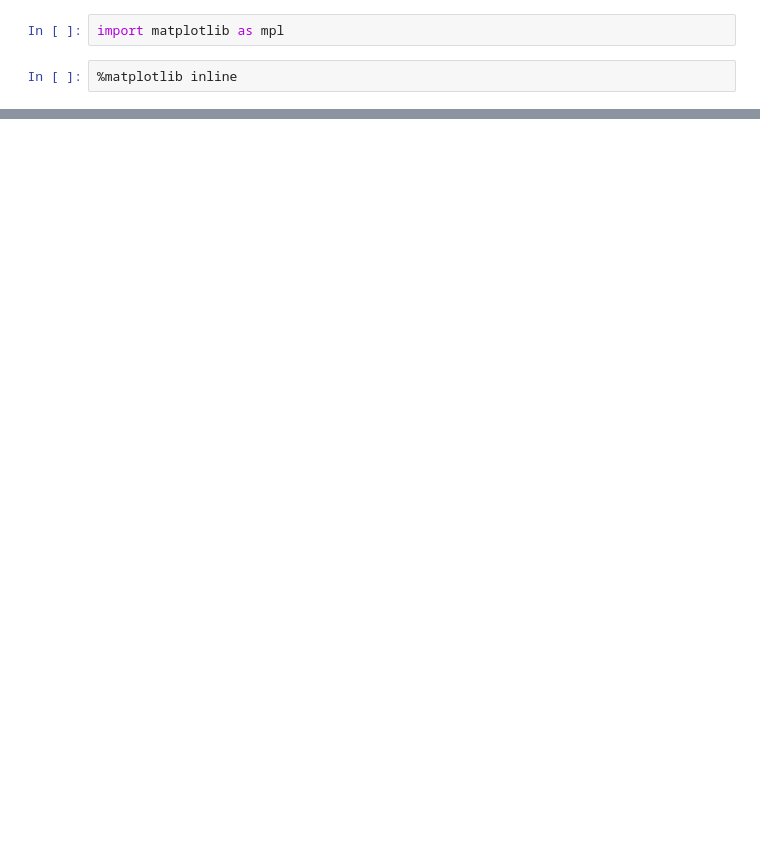
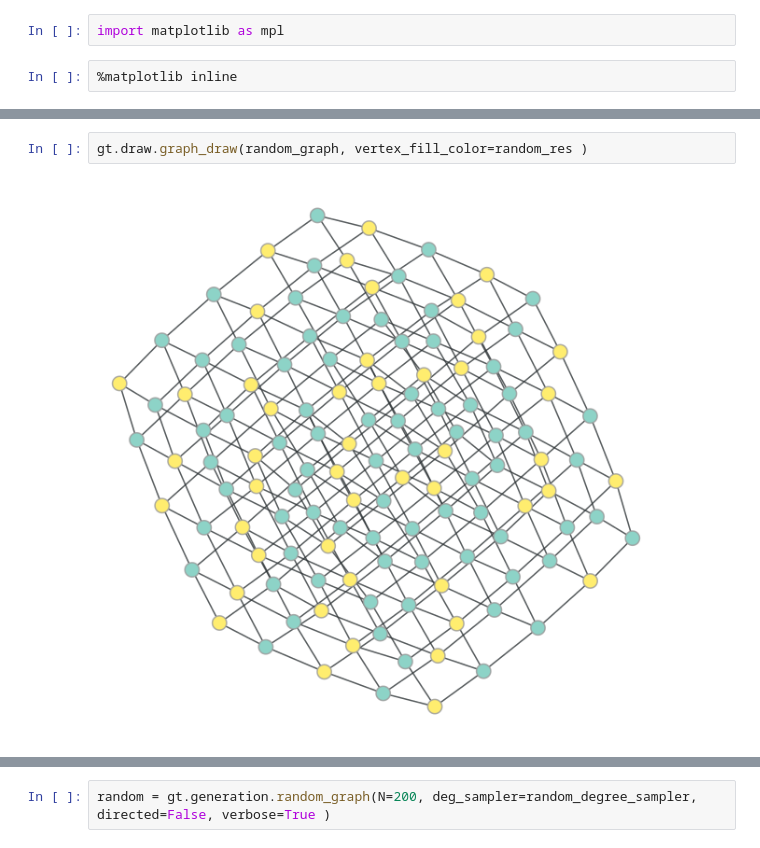
Before and after one commit to achalagarwal/Network-Optimization, a Jupyter notebook: Notebooks/Graph-Tool.ipynb, the cells around one changed output, grey strips where cells are left out. Cells and saved outputs as stored; diff of their text form; blank space fills up the shorter version.

```diff
--- a/Notebooks/Graph-Tool.ipynb
+++ b/Notebooks/Graph-Tool.ipynb
@@ -60,0 +84,4 @@ gt.
+# %%
+gt.draw.graph_draw(random_graph, vertex_fill_color=random_res )
+# %% [output]
+[figure, added]
@@ -60,0 +89,2 @@ gt.
+# %%
+random = gt.generation.random_graph(N=200, deg_sampler=random_degree_sampler, directed=False, verbose=True )
```
Also changed, not shown: parts of 26 cells of this notebook.
